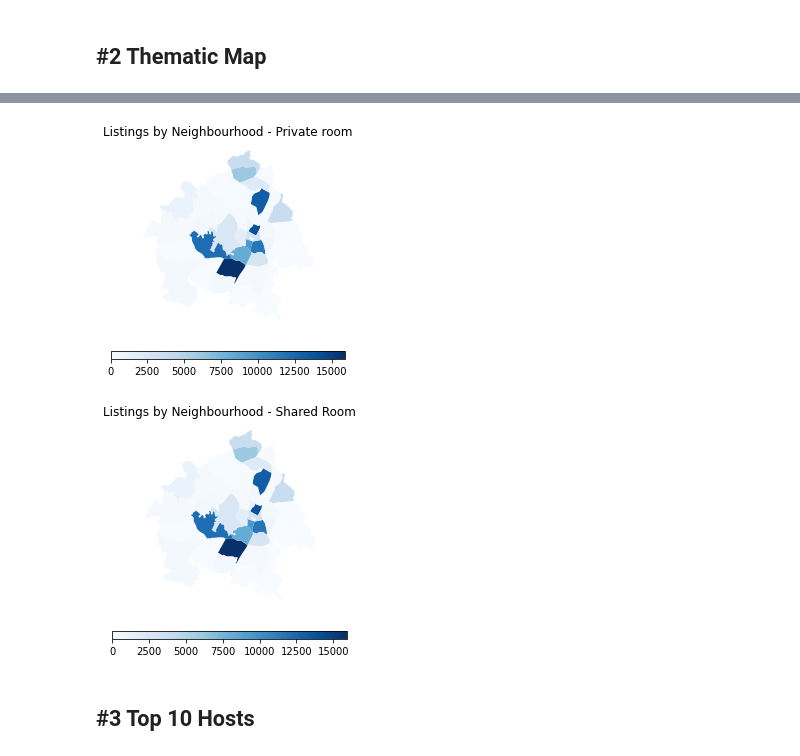
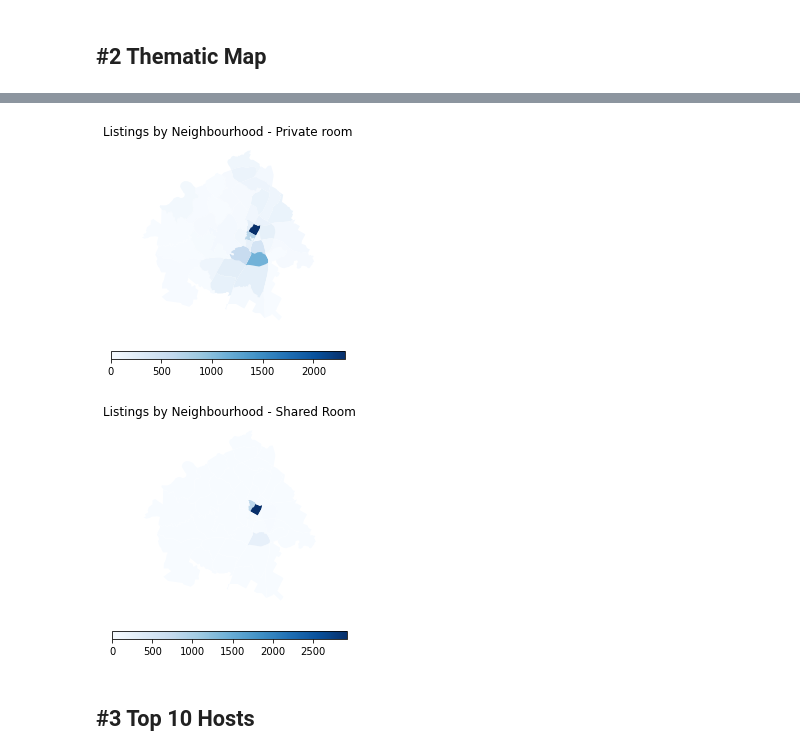
Before and after one commit to Stellarator-X/austin-listings, a Jupyter notebook: analysis.ipynb, the cells around one changed output, grey strips where cells are left out. Saved outputs shown, nothing was run; the diff lists cells and outputs as text; code cells hidden in the pictures.

```diff
--- a/analysis.ipynb
+++ b/analysis.ipynb
@@ -105,7 +105,7 @@ plt.show()
 # %%
 # Getting listings by room_type
 # Room types - ['Entire home/apt' 'Hotel room' 'Private room' 'Shared room']
-nbd_entire = nbd_hotel = nbd_private = nbd_shared = {nbd:0 for nbd in unique_neighbourhoods}
+nbd_entire, nbd_hotel, nbd_private, nbd_shared = {nbd:0 for nbd in unique_neighbourhoods}, {nbd:0 for nbd in unique_neighbourhoods}, {nbd:0 for nbd in unique_neighbourhoods}, {nbd:0 for nbd in unique_neighbourhoods}
 for i, lst in enumerate(listings_count):
     # print(room_types[i])
     if room_types[i] == "Entire home/apt":
@@ -163,26 +163,26 @@ plt.show()
 geoframe.plot(column='lst_private', cmap='Blues')
 plt.axis("off")
 plt.title("Listings by Neighbourhood - Private room")
-sm = plt.cm.ScalarMappable(cmap='Blues', norm=plt.Normalize(vmin=0, vmax=15938))
+sm = plt.cm.ScalarMappable(cmap='Blues', norm=plt.Normalize(vmin=0, vmax=max(geoframe['lst_private'])))
 # empty array for the data range
 sm.set_array([])
 plt.colorbar(sm, orientation="horizontal", fraction=0.036, pad=0.1, aspect = 30)
 plt.savefig("maps/lst_private.png", dpi=300)
 plt.show()
 # %% [output]
-[figure, old version]
+[figure, new version]
 # %%
 geoframe.plot(column='lst_shared', cmap='Blues')
 plt.axis("off")
 plt.title("Listings by Neighbourhood - Shared Room")
-sm = plt.cm.ScalarMappable(cmap='Blues', norm=plt.Normalize(vmin=0, vmax=15938))
+sm = plt.cm.ScalarMappable(cmap='Blues', norm=plt.Normalize(vmin=0, vmax=max(geoframe['lst_shared'])))
 # empty array for the data range
 sm.set_array([])
 plt.colorbar(sm, orientation="horizontal", fraction=0.036, pad=0.1, aspect = 30)
 plt.savefig("maps/lst_shared.png", dpi=300)
 plt.show()
 # %% [output]
-[figure, old version]
+[figure, new version]
 # %% [markdown]
 ## #3 Top 10 Hosts
 # %%
```
Also changed, not shown: parts of 3 cells of this notebook, 4 other files.
